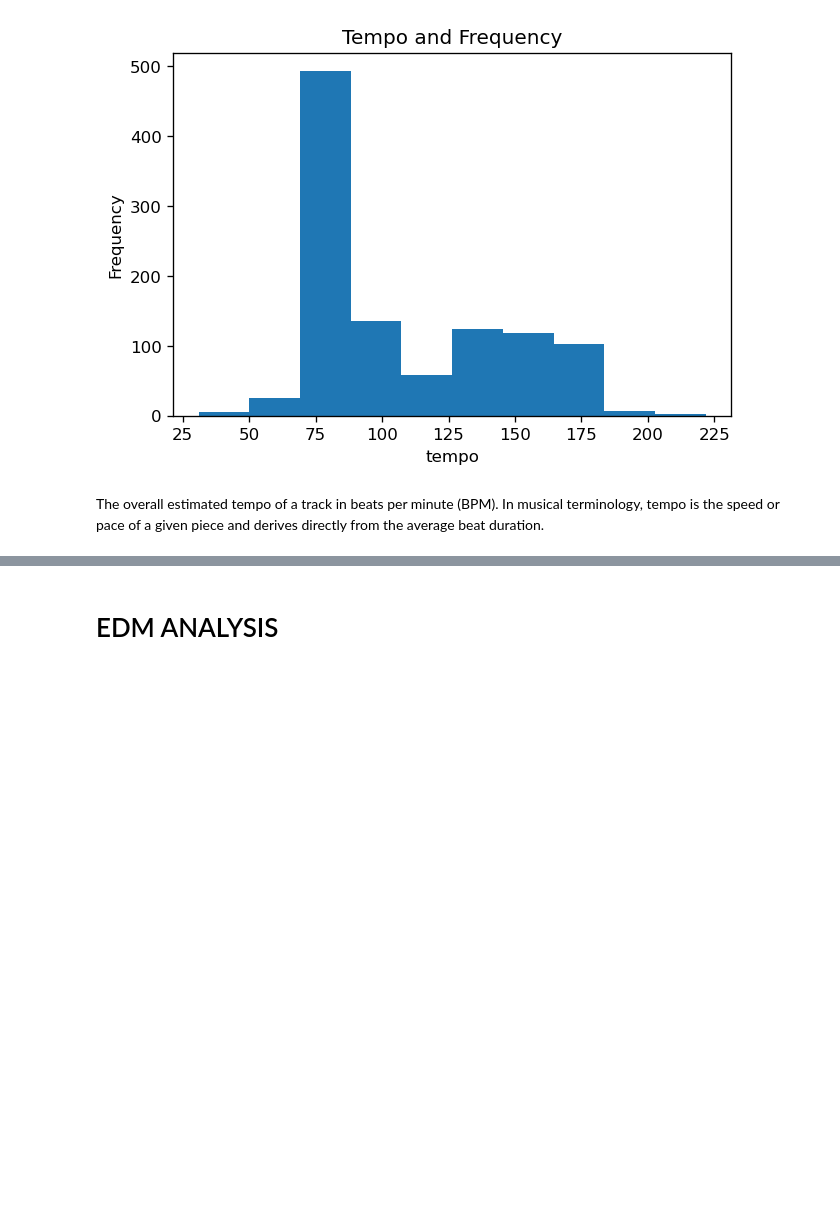
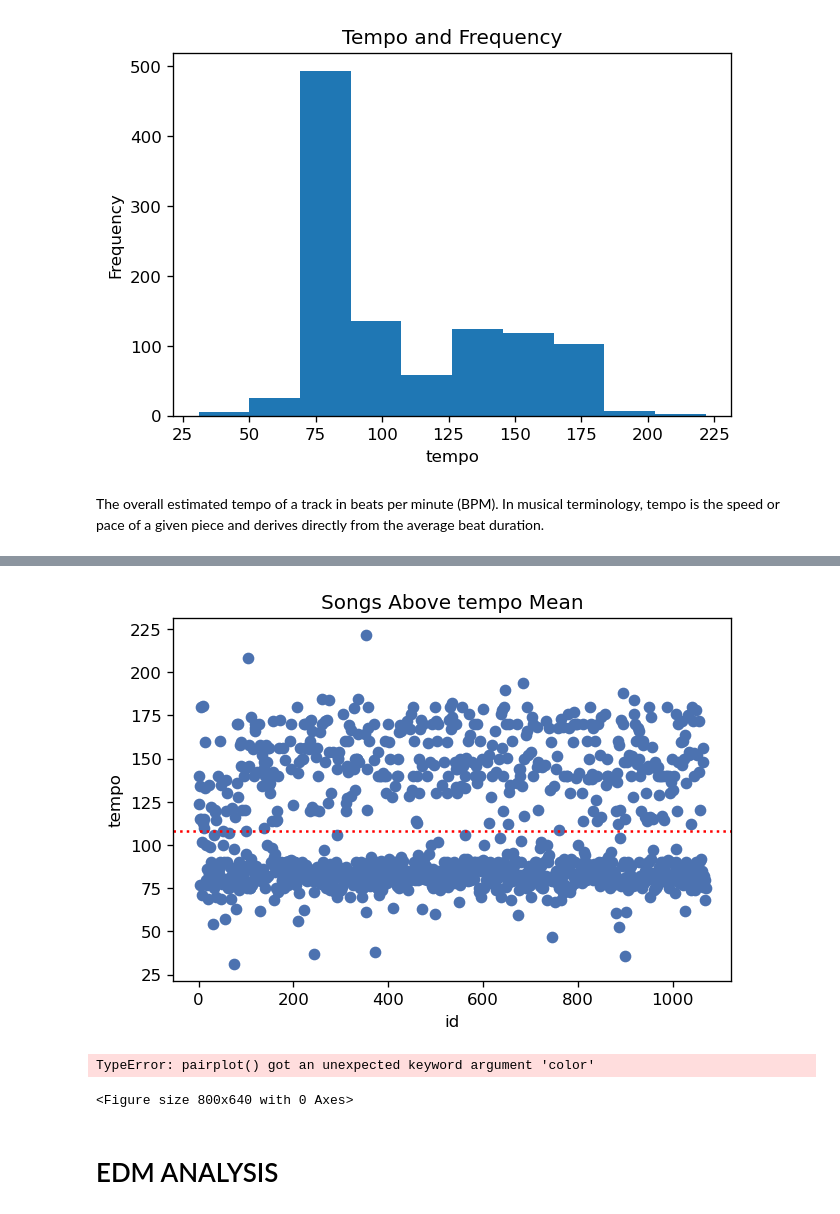
Before and after one commit to kchiev215/Spotify_EDM_Lofi_Analysis, a Jupyter notebook: Data_Analysis.ipynb, the cells around one changed output, grey strips where cells are left out. Saved outputs shown, nothing was run; the diff lists cells and outputs as text; code cells hidden in the pictures; blank space fills up the shorter version.

```diff
--- a/Data_Analysis.ipynb
+++ b/Data_Analysis.ipynb
@@ -273,3 +271,21 @@ instrumentalness
+# %%
+plt.figure(figsize=(6,4), dpi= 120)
+plt.scatter(x=new_df_lofi['id'], y=new_df_lofi['tempo'])
+plt.axhline(y=new_df_lofi['tempo'].mean(), color='r', linestyle='dotted')
+plt.xlabel('id'), plt.ylabel('tempo')
+plt.title('Songs Above tempo Mean')
+plt.show()
+# %% [output]
+[figure, added]
+# %%
+#use pyplot from matplotlib to create a grid of pairplots of every variable.
+
+plt.figure(figsize=(12,8), dpi= 80)
+sns.pairplot(new_df_lofi, color='hue')
+plt.show()
+# %% [output]
+TypeError: pairplot() got an unexpected keyword argument 'color'
+<Figure size 800x640 with 0 Axes>
 # %% [markdown]
 # EDM ANALYSIS
 # %%
```
Also changed, not shown: parts of 77 cells of this notebook.
